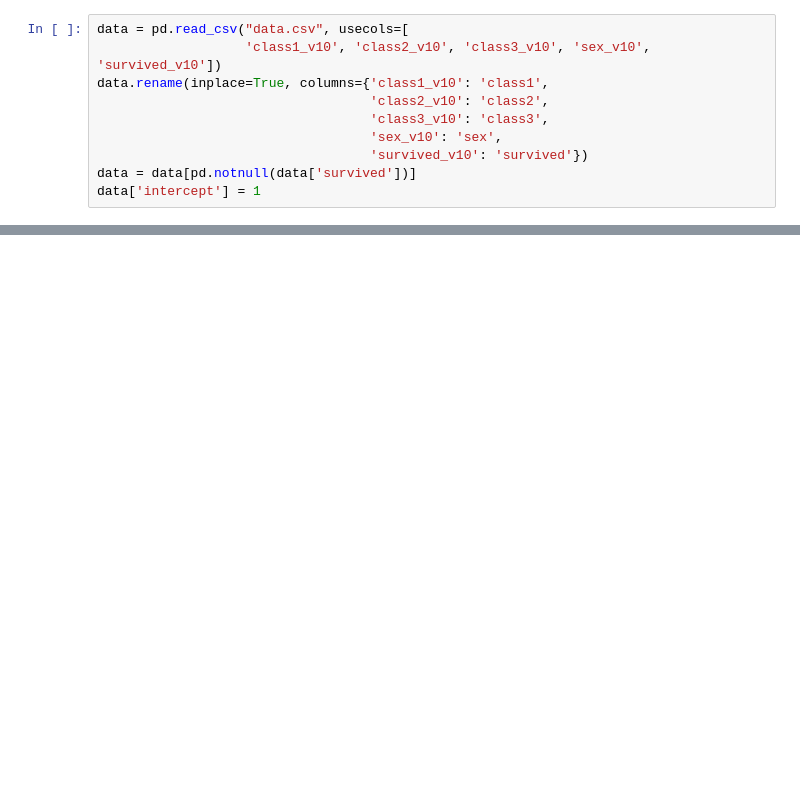
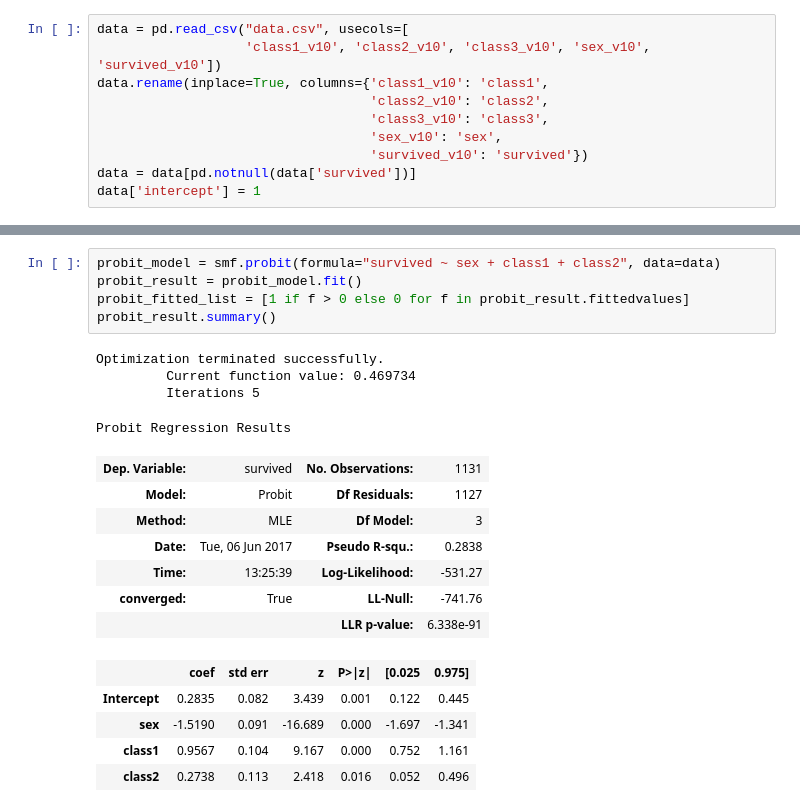
Before and after one commit to Zakhse/mathstat_hse, a Jupyter notebook: Matstat_HW6/Matstat_HW6.ipynb, the cells around one changed output, grey strips where cells are left out. Drawn from its saved outputs; the diff is of its cells as text; blank space fills up the shorter version.

```diff
--- a/Matstat_HW6/Matstat_HW6.ipynb
+++ b/Matstat_HW6/Matstat_HW6.ipynb
@@ -49,0 +95,22 @@ print (logit_result.mle_retvals)
+# %%
+probit_model = smf.probit(formula="survived ~ sex + class1 + class2", data=data)
+probit_result = probit_model.fit()
+probit_fitted_list = [1 if f > 0 else 0 for f in probit_result.fittedvalues]
+probit_result.summary()
+# %% [output]
+Optimization terminated successfully.
+         Current function value: 0.469734
+         Iterations 5
+Probit Regression Results
+| Dep. Variable: | survived | No. Observations: | 1131 |
+| Model: | Probit | Df Residuals: | 1127 |
+| Method: | MLE | Df Model: | 3 |
+| Date: | Tue, 06 Jun 2017 | Pseudo R-squ.: | 0.2838 |
+| Time: | 13:25:39 | Log-Likelihood: | -531.27 |
+| converged: | True | LL-Null: | -741.76 |
+|  |  | LLR p-value: | 6.338e-91 |
+|  | coef | std err | z | P>|z| | [0.025 | 0.975] |
+| Intercept | 0.2835 | 0.082 | 3.439 | 0.001 | 0.122 | 0.445 |
+| sex | -1.5190 | 0.091 | -16.689 | 0.000 | -1.697 | -1.341 |
+| class1 | 0.9567 | 0.104 | 9.167 | 0.000 | 0.752 | 1.161 |
+| class2 | 0.2738 | 0.113 | 2.418 | 0.016 | 0.052 | 0.496 |
```
Also changed, not shown: parts of 17 cells of this notebook.
